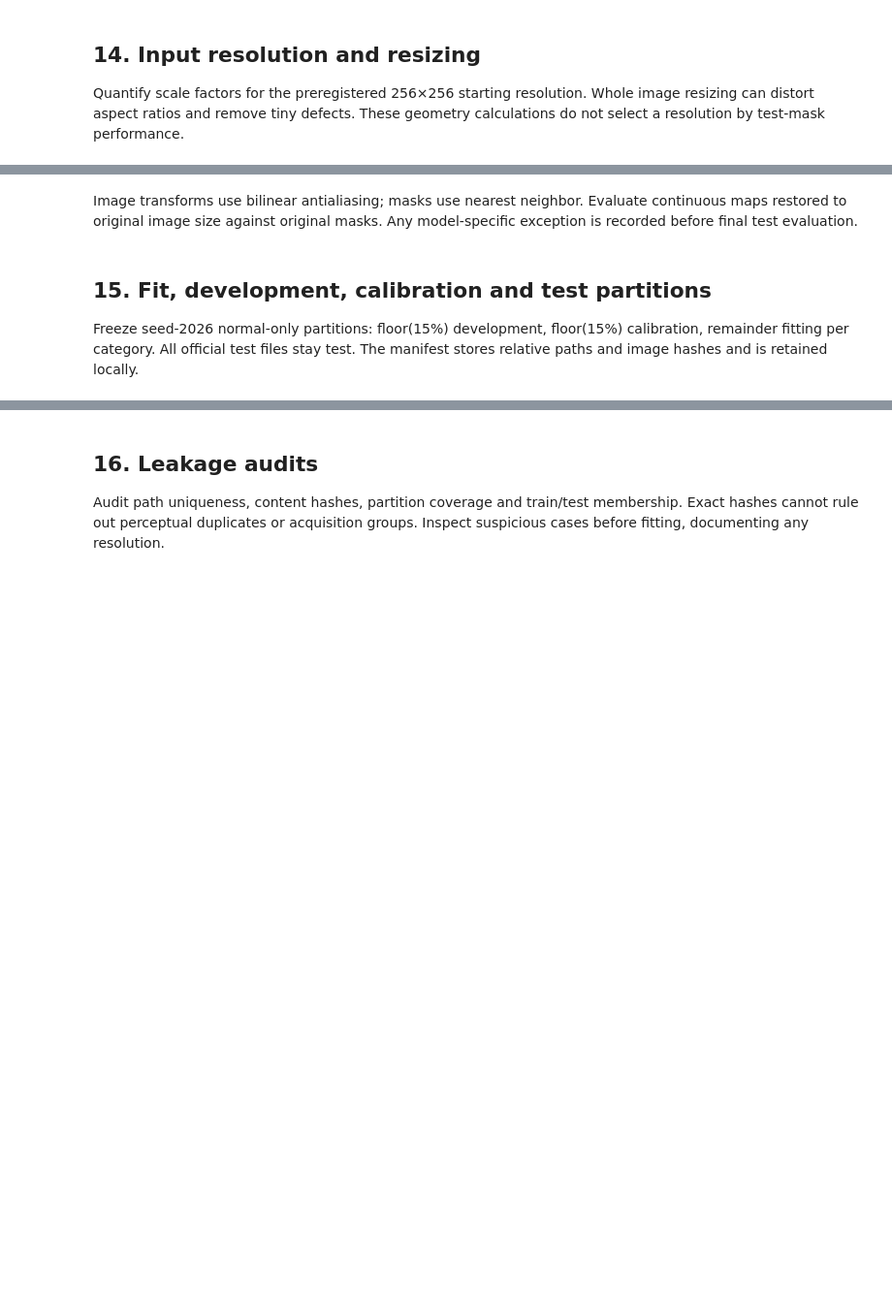
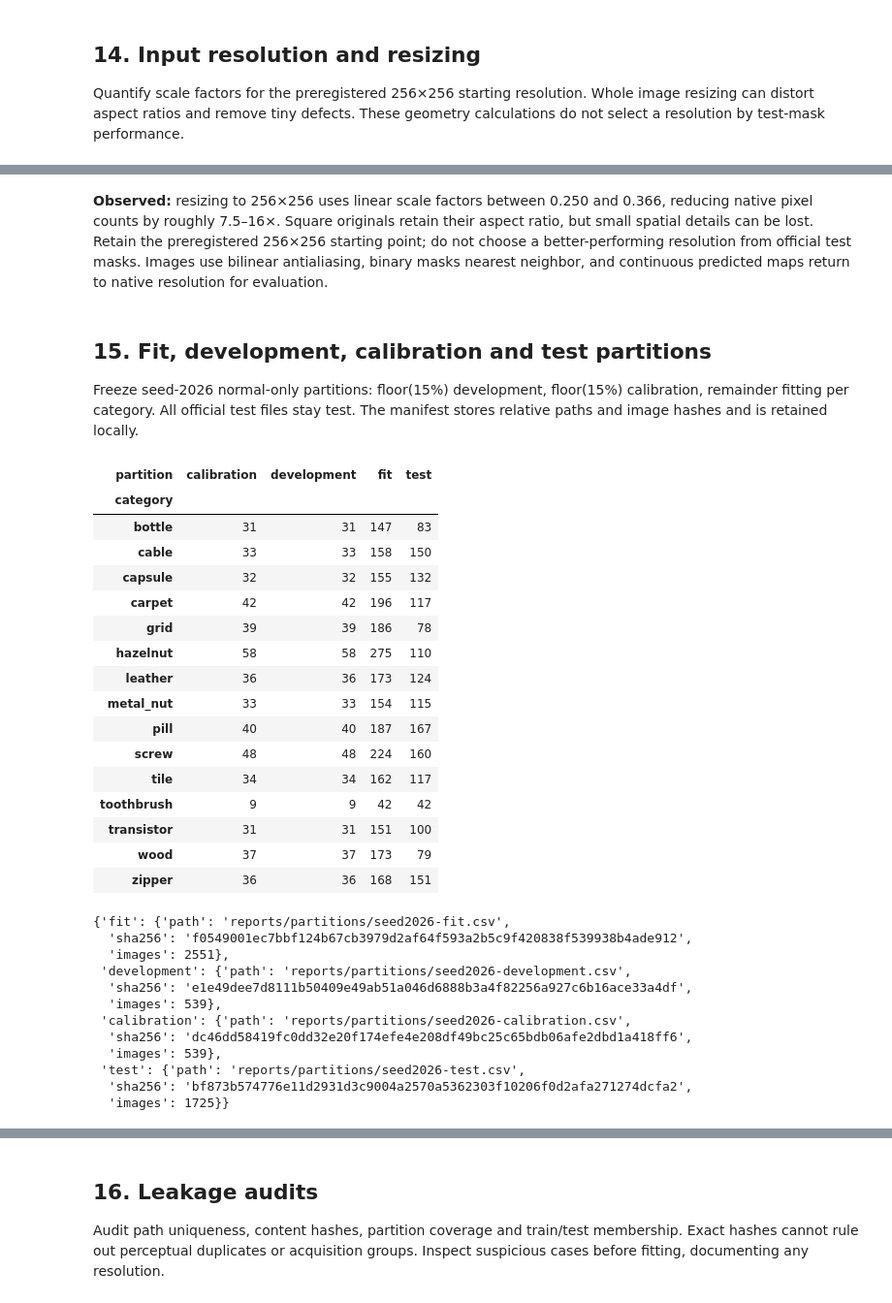
Before and after one commit to shaikanishmib/mvtec-cnn-anomaly-detection, a Jupyter notebook: notebooks/00_dataset_eda.ipynb, the cells around one changed output, grey strips where cells are left out. Shown at 97% size. Saved outputs shown, nothing was run; the diff lists cells and outputs as text; code cells hidden in the pictures; blank space fills up the shorter version.

```diff
--- a/notebooks/00_dataset_eda.ipynb
+++ b/notebooks/00_dataset_eda.ipynb
@@ -275,7 +533,10 @@ else:
 # %% [markdown]
-Image transforms use bilinear antialiasing; masks use nearest neighbor. Evaluate
-continuous maps restored to original image size against original masks. Any
-model-specific exception is recorded before final test evaluation.
+**Observed:** resizing to 256×256 uses linear scale factors between 0.250 and
+0.366, reducing native pixel counts by roughly 7.5–16×. Square originals retain
+their aspect ratio, but small spatial details can be lost. Retain the preregistered
+256×256 starting point; do not choose a better-performing resolution from official
+test masks. Images use bilinear antialiasing, binary masks nearest neighbor, and
+continuous predicted maps return to native resolution for evaluation.
 # %% [markdown]
 ## 15. Fit, development, calibration and test partitions
 
@@ -283,10 +544,52 @@ Freeze seed-2026 normal-only partitions: floor(15%) development, floor(15%)
 calibration, remainder fitting per category. All official test files stay test.
 The manifest stores relative paths and image hashes and is retained locally.
 # %%
-if READY:
-    display(split_manifest.groupby(["category", "partition"]).size().unstack(fill_value=0))
-    manifest_sha = hashlib.sha256((OUT / "partitions.csv").read_bytes()).hexdigest()
-    print("Partition manifest SHA256:", manifest_sha)
-else:
-    print("SKIPPED: no real partition assignments created.")
+from anomaly_detection.data import sha256
+display(split_manifest.groupby(["category", "partition"]).size().unstack(fill_value=0))
+frozen_dir = ROOT / "reports/partitions"
+frozen_dir.mkdir(parents=True, exist_ok=True)
+manifest_identities = {}
+for part in ("fit", "development", "calibration", "test"):
+    selected = split_manifest[split_manifest.partition == part].merge(
+        frame[["path", "mask", "mask_sha256"]], on="path", validate="one_to_one")
+    text = selected.to_csv(index=False, lineterminator="\n")
+    target = frozen_dir / f"seed2026-{part}.csv"
+    if target.exists():
+        assert target.read_text(encoding="utf-8") == text, "Frozen partition identity changed"
+    else:
+        target.write_text(text, encoding="utf-8", newline="")
+    manifest_identities[part] = {"path": target.relative_to(ROOT).as_posix(),
+                                "sha256": sha256(target), "images": len(selected)}
+display(manifest_identities)
+manifest_sha = sha256(OUT / "partitions.csv")
+# %% [output]
+| partition | calibration | development | fit | test |
+| category |  |  |  |  |
+| bottle | 31 | 31 | 147 | 83 |
+| cable | 33 | 33 | 158 | 150 |
+| capsule | 32 | 32 | 155 | 132 |
+| carpet | 42 | 42 | 196 | 117 |
+| grid | 39 | 39 | 186 | 78 |
+| hazelnut | 58 | 58 | 275 | 110 |
+| leather | 36 | 36 | 173 | 124 |
+| metal_nut | 33 | 33 | 154 | 115 |
+| pill | 40 | 40 | 187 | 167 |
+| screw | 48 | 48 | 224 | 160 |
+| tile | 34 | 34 | 162 | 117 |
+| toothbrush | 9 | 9 | 42 | 42 |
+| transistor | 31 | 31 | 151 | 100 |
+| wood | 37 | 37 | 173 | 79 |
+| zipper | 36 | 36 | 168 | 151 |
+{'fit': {'path': 'reports/partitions/seed2026-fit.csv',
+  'sha256': 'f0549001ec7bbf124b67cb3979d2af64f593a2b5c9f420838f539938b4ade912',
+  'images': 2551},
+ 'development': {'path': 'reports/partitions/seed2026-development.csv',
+  'sha256': 'e1e49dee7d8111b50409e49ab51a046d6888b3a4f82256a927c6b16ace33a4df',
+  'images': 539},
+ 'calibration': {'path': 'reports/partitions/seed2026-calibration.csv',
+  'sha256': 'dc46dd58419fc0dd32e20f174efe4e208df49bc25c65bdb06afe2dbd1a418ff6',
+  'images': 539},
+ 'test': {'path': 'reports/partitions/seed2026-test.csv',
+  'sha256': 'bf873b574776e11d2931d3c9004a2570a5362303f10206f0d2afa271274dcfa2',
+  'images': 1725}}
 # %% [markdown]
```
Also changed, not shown: parts of 34 cells of this notebook, 36 other files.
